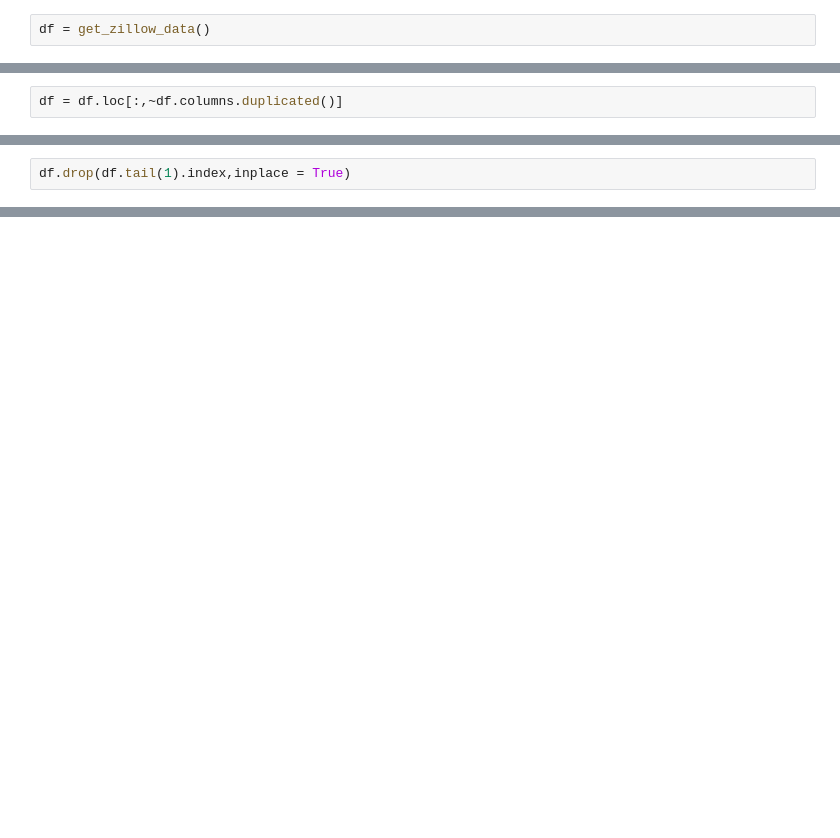
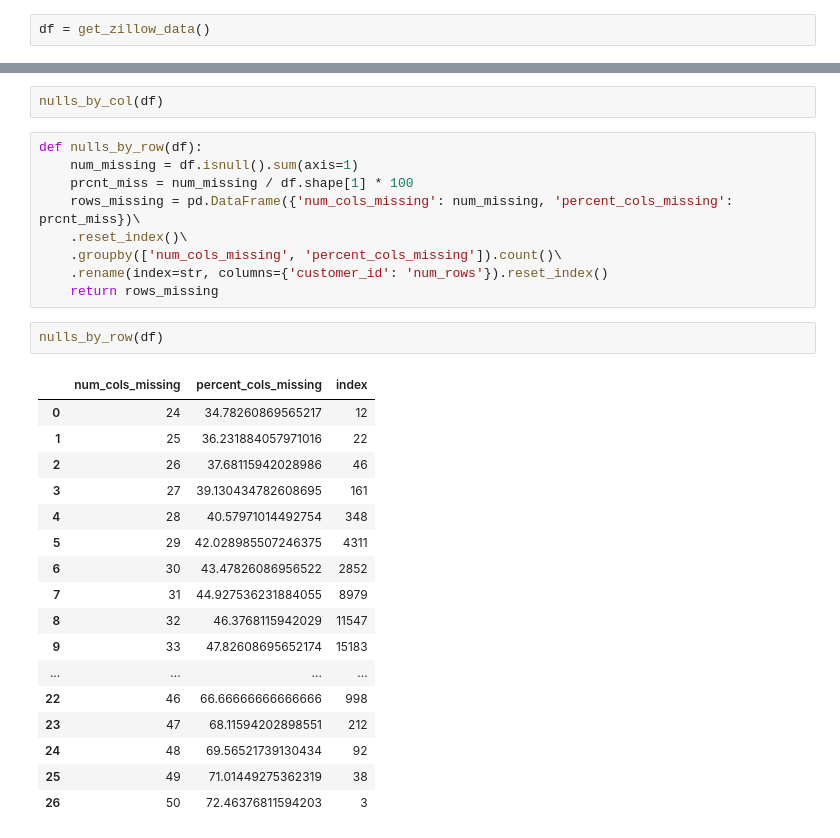
Before and after one commit to Joshua-C-Bryant/clustering-exercises, a Jupyter notebook: wrangle_exercises.ipynb, the cells around one changed output, grey strips where cells are left out. Cells and saved outputs as stored; diff of their text form; blank space fills up the shorter version.

```diff
--- a/wrangle_exercises.ipynb
+++ b/wrangle_exercises.ipynb
@@ -96,2 +60,0 @@ len(df.columns)
-# %%
-df = df.loc[:,~df.columns.duplicated()]
@@ -117,2 +60,0 @@ Name: transactiondate, Length: 77614, dtype: object
-# %%
-df.drop(df.tail(1).index,inplace = True)
@@ -216,0 +89,31 @@ df.shape[0]
+# %%
+nulls_by_col(df)
+# %%
+def nulls_by_row(df):
+    num_missing = df.isnull().sum(axis=1)
+    prcnt_miss = num_missing / df.shape[1] * 100
+    rows_missing = pd.DataFrame({'num_cols_missing': num_missing, 'percent_cols_missing': prcnt_miss})\
+    .reset_index()\
+    .groupby(['num_cols_missing', 'percent_cols_missing']).count()\
+    .rename(index=str, columns={'customer_id': 'num_rows'}).reset_index()
+    return rows_missing
+# %%
+nulls_by_row(df)
+# %% [output]
+|  | num_cols_missing | percent_cols_missing | index |
+| 0 | 24 | 34.78260869565217 | 12 |
+| 1 | 25 | 36.231884057971016 | 22 |
+| 2 | 26 | 37.68115942028986 | 46 |
+| 3 | 27 | 39.130434782608695 | 161 |
+| 4 | 28 | 40.57971014492754 | 348 |
+| 5 | 29 | 42.028985507246375 | 4311 |
+| 6 | 30 | 43.47826086956522 | 2852 |
+| 7 | 31 | 44.927536231884055 | 8979 |
+| 8 | 32 | 46.3768115942029 | 11547 |
+| 9 | 33 | 47.82608695652174 | 15183 |
+| ... | ... | ... | ... |
+| 22 | 46 | 66.66666666666666 | 998 |
+| 23 | 47 | 68.11594202898551 | 212 |
+| 24 | 48 | 69.56521739130434 | 92 |
+| 25 | 49 | 71.01449275362319 | 38 |
+| 26 | 50 | 72.46376811594203 | 3 |
```
Also changed, not shown: parts of 24 cells of this notebook, 1 other file.
